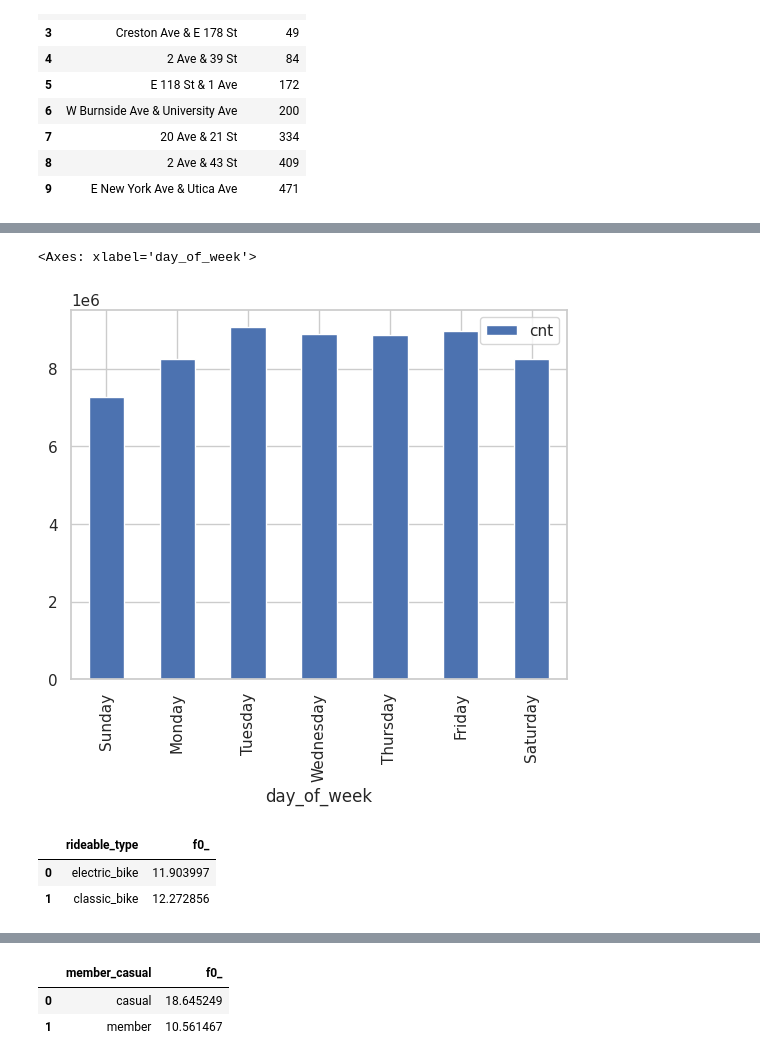
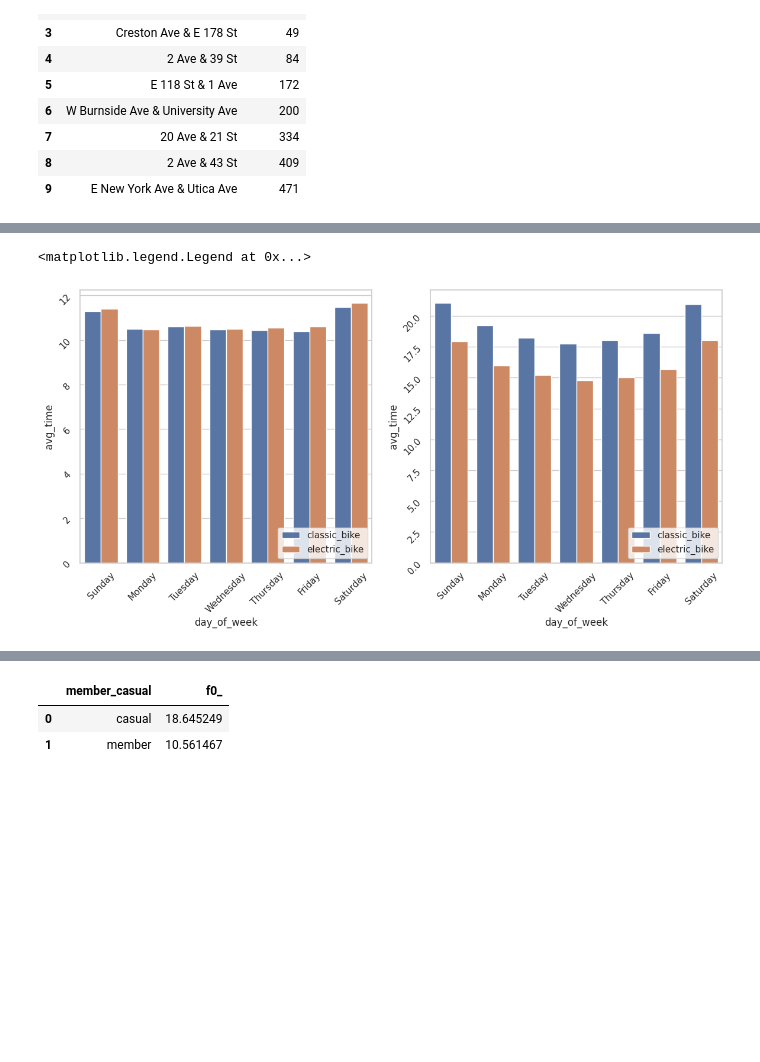
Before and after one commit to olshevskaa/citibike-nyc, a Jupyter notebook: notebooks/citibike.ipynb, the cells around one changed output, grey strips where cells are left out. Drawn from its saved outputs; the diff is of its cells as text; code cells hidden in the pictures; blank space fills up the shorter version.

```diff
--- a/notebooks/citibike.ipynb
+++ b/notebooks/citibike.ipynb
@@ -483,3 +558,16 @@ df = client.query(query).to_dataframe()
 df[df['end_station_id'].duplicated(keep=False)].sort_values(by='end_station_id')
 # %% [output]
 |  | end_station_name | end_station_id | f0_ |
+# %%
+table = client.get_table(cleaned_table_ref)
+schema = table.schema
+new_columns = [
+    bigquery.SchemaField("day_of_week", "STRING", mode="NULLABLE"),
+    bigquery.SchemaField("ride_time", "FLOAT", mode="NULLABLE")
+]
+
+new_schema = schema[:] + new_columns
+table.schema = new_schema
+
+job = client.update_table(table, ['schema'])
+job.result()
@@ -672,38 +734,32 @@ df.sort_values(by='hour').plot.bar(x='hour', y='cnt')
 # %%
 query = f"""
-    SELECT EXTRACT(DAYOFWEEK FROM started_at) as day_of_week, COUNT(*) as cnt
-    FROM {cleaned_table_ref}
-    GROUP BY day_of_week
+    SELECT
+        member_casual,
+        rideable_type,
+        day_of_week,
+        AVG(ride_time) as avg_time
+        FROM {cleaned_table_ref}
+    GROUP BY member_casual, rideable_type, day_of_week
 """
 
 df = client.query(query).to_dataframe()
-df = df.sort_values(by='day_of_week')
 
-map = {
-    1: 'Sunday',
-    2: 'Monday',
-    3: 'Tuesday',
-    4: 'Wednesday',
-    5: 'Thursday',
-    6: 'Friday',
-    7: 'Saturday'
-}
+custom_dict = {'Sunday': 0, 'Monday': 1, 'Tuesday': 2, 'Wednesday': 3, 'Thursday': 4, 'Friday': 5, 'Saturday': 6}
+df = df.sort_values(by='day_of_week', key=lambda x: x.map(custom_dict))
 
-df['day_of_week'] = df['day_of_week'].apply(lambda x: map[x])
-df.plot.bar(x='day_of_week', y='cnt')
+member_df = df[df['member_casual'] == 'member']
+casual_df = df[df['member_casual'] == 'casual']
+
+fig, ax = plt.subplots(1,2, figsize=(14, 6))
+
+sns.barplot(data=member_df, x='day_of_week', y='avg_time', hue='rideable_type', ax=ax[0])
+sns.barplot(data=casual_df, x='day_of_week', y='avg_time', hue='rideable_type', ax=ax[1])
+
+ax[0].tick_params(labelrotation=45)
+ax[0].legend(loc='lower right')
+
+ax[1].tick_params(labelrotation=45)
+ax[1].legend(loc='lower right')
 # %% [output]
-<Axes: xlabel='day_of_week'>
+<matplotlib.legend.Legend at 0x...>
-[figure, old version]
+[figure, new version]
-# %%
-query = f"""
-    SELECT rideable_type, AVG(TIMESTAMP_DIFF(ended_at, started_at, MINUTE))
-    FROM {cleaned_table_ref}
-    GROUP BY rideable_type
-"""
-
-df = client.query(query).to_dataframe()
-df
-# %% [output]
-|  | rideable_type | f0_ |
-| 0 | electric_bike | 11.903997 |
-| 1 | classic_bike | 12.272856 |
```
Also changed, not shown: parts of 43 cells of this notebook.
